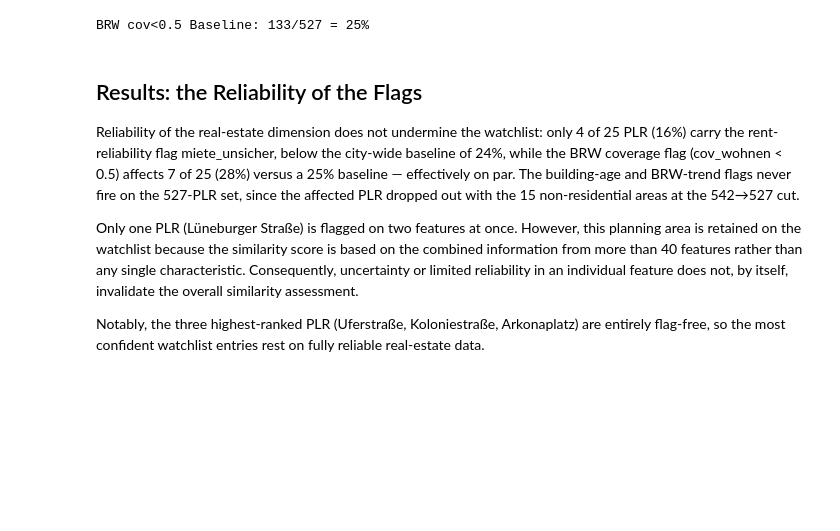
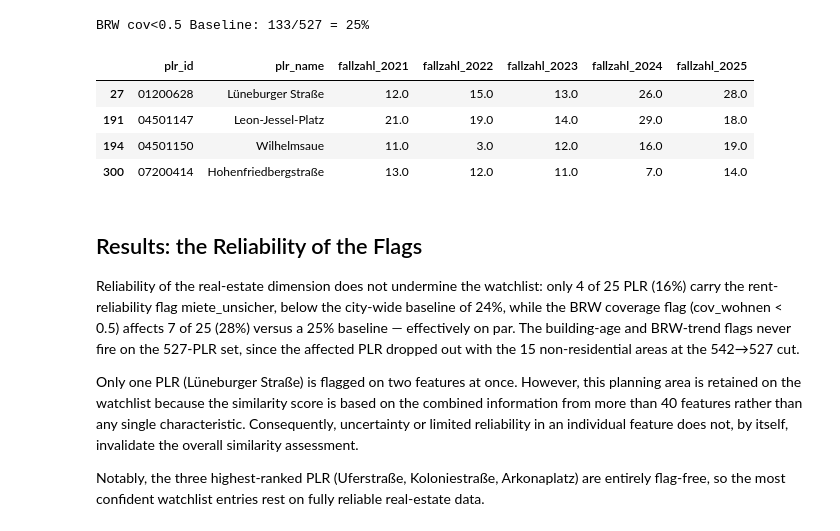
Before and after one commit to mshlg/capstone-kiezkeeper, a Jupyter notebook: notebooks/Module2_classification/NB3_Watchlist.ipynb, the cells around one changed output. Saved outputs shown, nothing was run; the diff lists cells and outputs as text; code cells hidden in the pictures; blank space fills up the shorter version.

```diff
--- a/notebooks/Module2_classification/NB3_Watchlist.ipynb
+++ b/notebooks/Module2_classification/NB3_Watchlist.ipynb
@@ -414,6 +414,23 @@ b = int((cs["cov_wohnen_2025"].fillna(0) < 0.5).sum())
 print(f"BRW cov<0.5 Baseline: {b}/{len(cs)} = {b/len(cs):.0%}")
 # %% [output]
 BRW cov<0.5 Baseline: 133/527 = 25%
+# %%
+check = pd.read_csv(
+    "../../data/real_estate/raw/var1_angebotsmieten_2021_2025.csv",
+    usecols=["plr_id", "plr_name", "fallzahl_2021", "fallzahl_2022", "fallzahl_2023", "fallzahl_2024", "fallzahl_2025"],
+    dtype={"plr_id": str}
+)
+check.head()
+
+plr_ids = ["01200628", "04501147", "07200414", "04501150"]
+check = check[check["plr_id"].isin(plr_ids)]
+check
+# %% [output]
+|  | plr_id | plr_name | fallzahl_2021 | fallzahl_2022 | fallzahl_2023 | fallzahl_2024 | fallzahl_2025 |
+| 27 | 01200628 | Lüneburger Straße | 12.0 | 15.0 | 13.0 | 26.0 | 28.0 |
+| 191 | 04501147 | Leon-Jessel-Platz | 21.0 | 19.0 | 14.0 | 29.0 | 18.0 |
+| 194 | 04501150 | Wilhelmsaue | 11.0 | 3.0 | 12.0 | 16.0 | 19.0 |
+| 300 | 07200414 | Hohenfriedbergstraße | 13.0 | 12.0 | 11.0 | 7.0 | 14.0 |
 # %% [markdown]
 ## Results: the Reliability of the Flags
 
```
Also changed, not shown: 5 other files.
